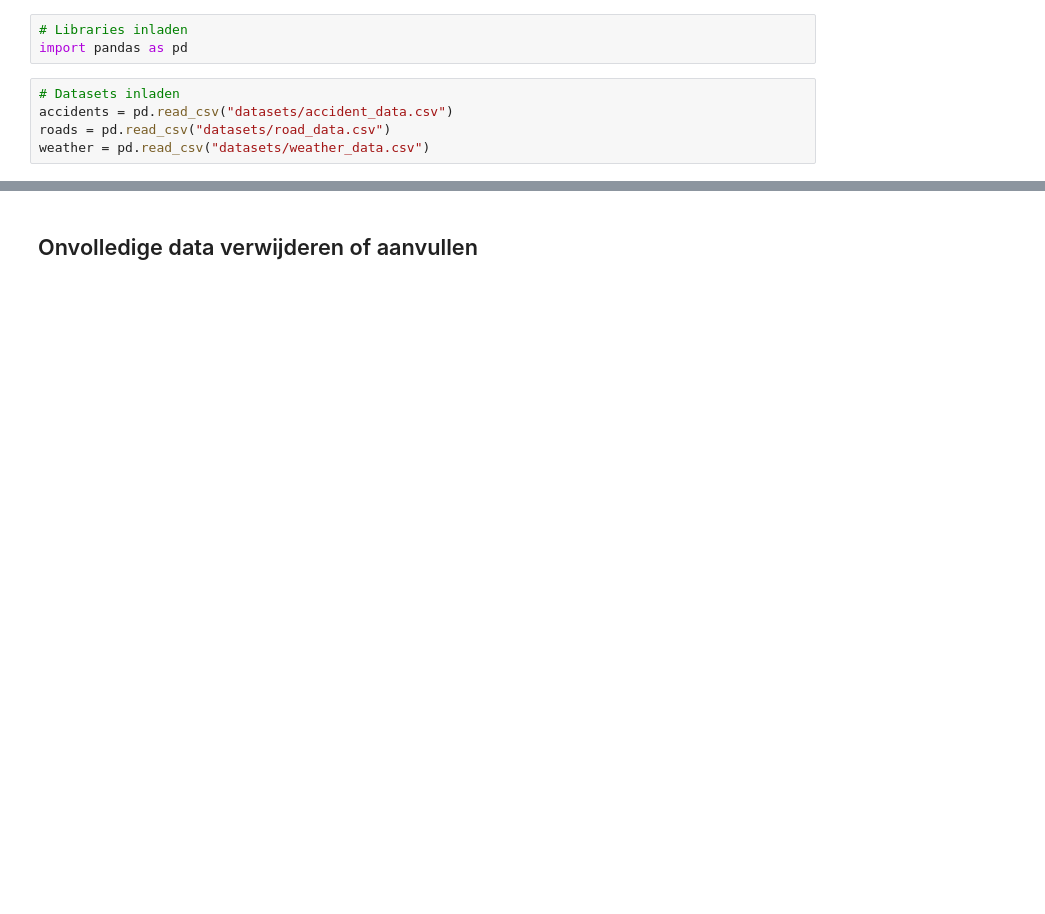
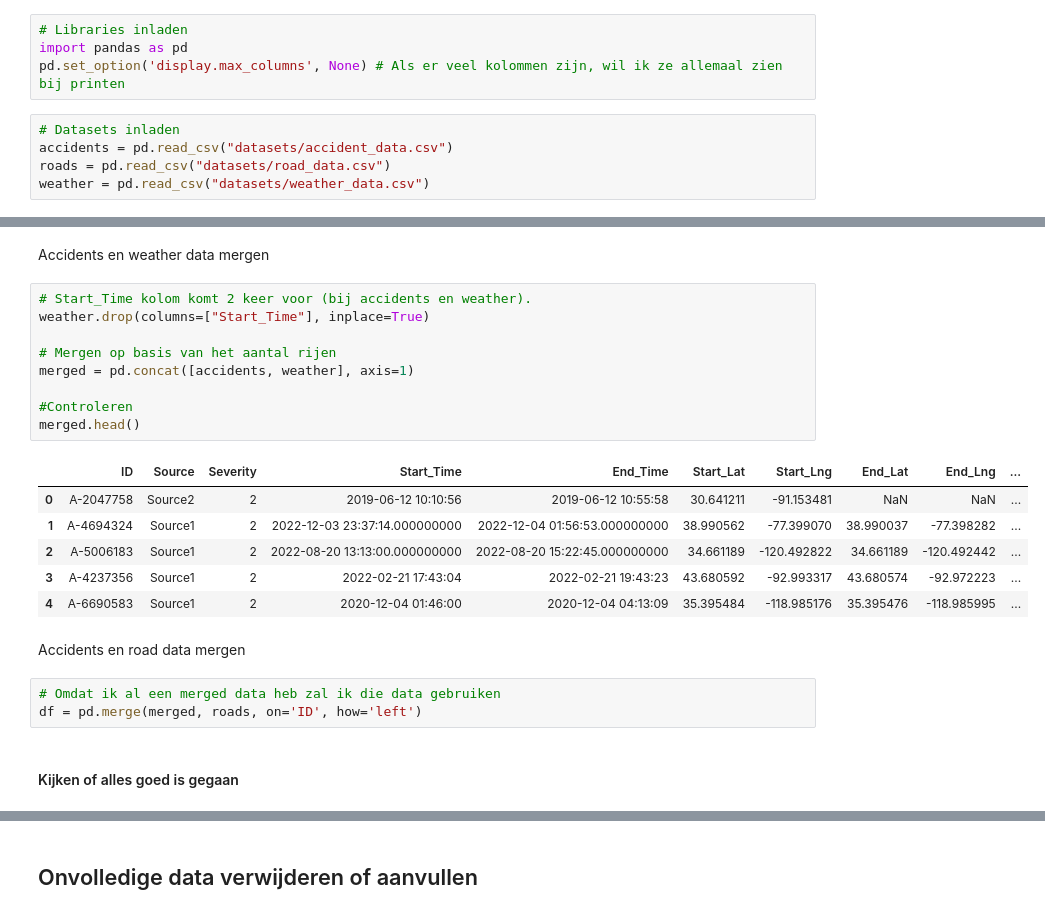
Before and after one commit to inalbekir/Portfolio, a Jupyter notebook: main.ipynb, the cells around one changed output, grey strips where cells are left out. Drawn from its saved outputs; the diff is of its cells as text; blank space fills up the shorter version.

Commit message:
Merge fouten gefixt

```diff
--- a/main.ipynb
+++ b/main.ipynb
@@ -3,6 +3,7 @@
 # %%
 # Libraries inladen
 import pandas as pd
+pd.set_option('display.max_columns', None) # Als er veel kolommen zijn, wil ik ze allemaal zien bij printen
 # %%
 # Datasets inladen
 accidents = pd.read_csv("datasets/accident_data.csv")
@@ -10,0 +44,25 @@ weather = pd.read_csv("datasets/weather_data.csv")
+# %% [markdown]
+Accidents en weather data mergen
+# %%
+# Start_Time kolom komt 2 keer voor (bij accidents en weather).
+weather.drop(columns=["Start_Time"], inplace=True)
+
+# Mergen op basis van het aantal rijen
+merged = pd.concat([accidents, weather], axis=1)
+
+#Controleren
+merged.head()
+# %% [output]
+|  | ID | Source | Severity | Start_Time | End_Time | Start_Lat | Start_Lng | End_Lat | End_Lng | ... |
+| 0 | A-2047758 | Source2 | 2 | 2019-06-12 10:10:56 | 2019-06-12 10:55:58 | 30.641211 | -91.153481 | NaN | NaN | ... |
+| 1 | A-4694324 | Source1 | 2 | 2022-12-03 23:37:14.000000000 | 2022-12-04 01:56:53.000000000 | 38.990562 | -77.399070 | 38.990037 | -77.398282 | ... |
+| 2 | A-5006183 | Source1 | 2 | 2022-08-20 13:13:00.000000000 | 2022-08-20 15:22:45.000000000 | 34.661189 | -120.492822 | 34.661189 | -120.492442 | ... |
+| 3 | A-4237356 | Source1 | 2 | 2022-02-21 17:43:04 | 2022-02-21 19:43:23 | 43.680592 | -92.993317 | 43.680574 | -92.972223 | ... |
+| 4 | A-6690583 | Source1 | 2 | 2020-12-04 01:46:00 | 2020-12-04 04:13:09 | 35.395484 | -118.985176 | 35.395476 | -118.985995 | ... |
+# %% [markdown]
+Accidents en road data mergen
+# %%
+# Omdat ik al een merged data heb zal ik die data gebruiken
+df = pd.merge(merged, roads, on='ID', how='left')
+# %% [markdown]
+#### Kijken of alles goed is gegaan
```
Also changed, not shown: parts of 41 cells of this notebook.
